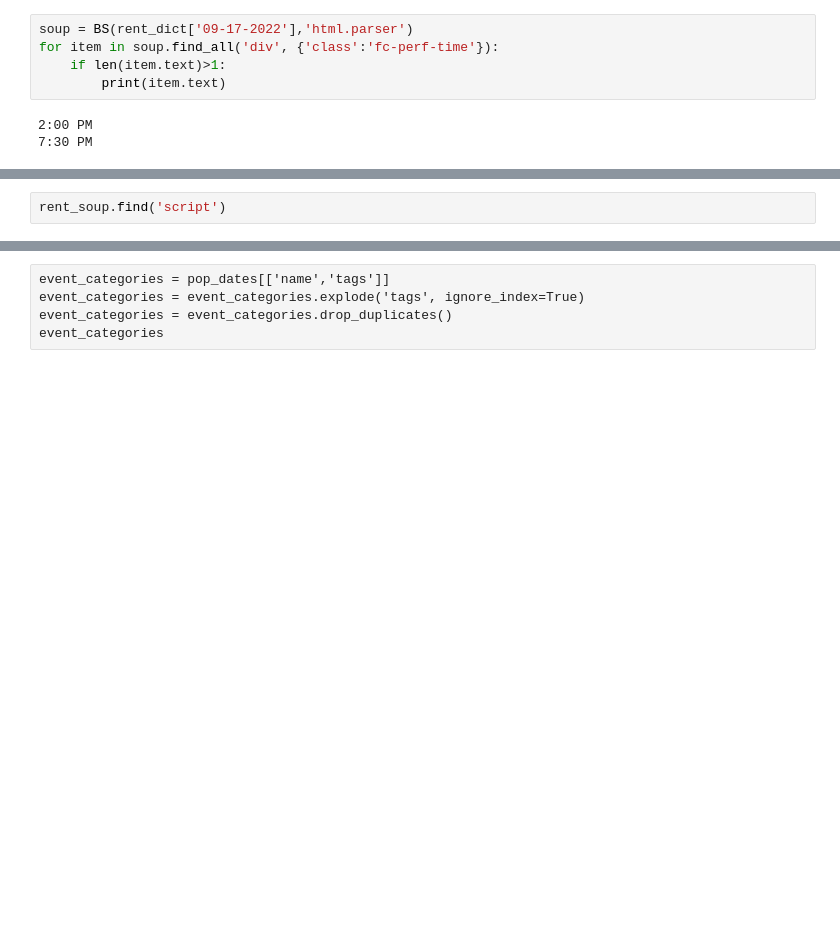
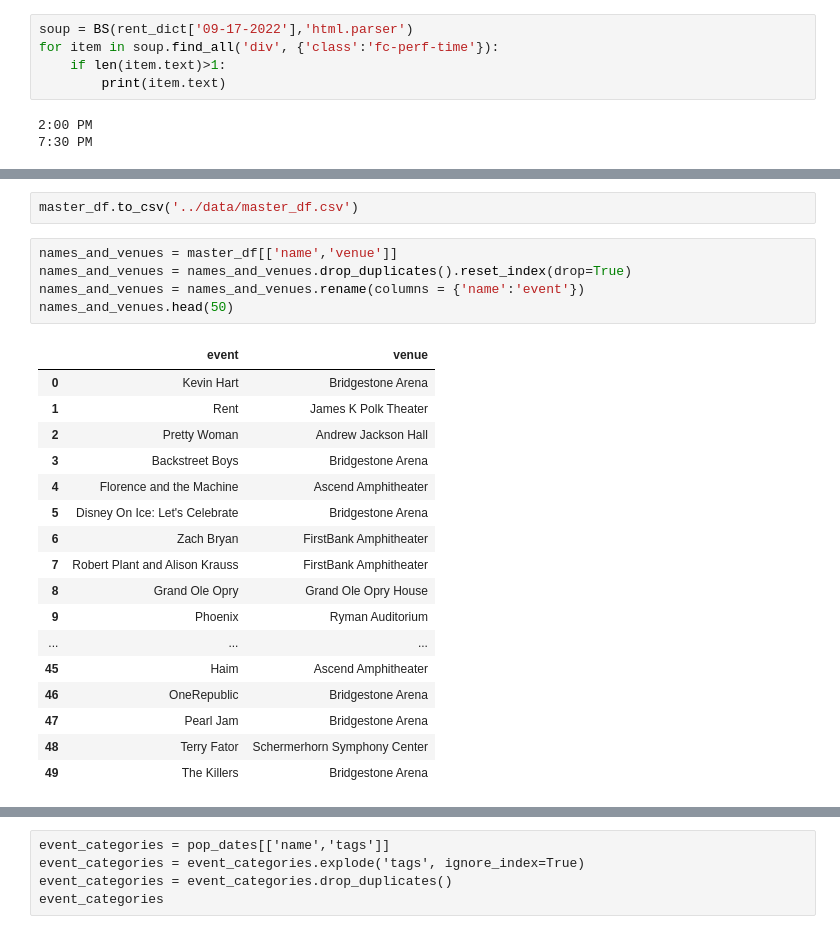
Before and after one commit to michaelcnorman/DDA7-Capstone-Michael, a Jupyter notebook: notebooks/Webscraping events.ipynb, the cells around one changed output, grey strips where cells are left out. Saved outputs shown, nothing was run; the diff lists cells and outputs as text; blank space fills up the shorter version.

```diff
--- a/notebooks/Webscraping events.ipynb
+++ b/notebooks/Webscraping events.ipynb
@@ -659,2 +678,25 @@ pd.concat([pd.DataFrame(entry) for entry in show_times])
-# %%
-rent_soup.find('script')
+# %%
+master_df.to_csv('../data/master_df.csv')
+# %%
+names_and_venues = master_df[['name','venue']]
+names_and_venues = names_and_venues.drop_duplicates().reset_index(drop=True)
+names_and_venues = names_and_venues.rename(columns = {'name':'event'})
+names_and_venues.head(50)
+# %% [output]
+|  | event | venue |
+| 0 | Kevin Hart | Bridgestone Arena |
+| 1 | Rent | James K Polk Theater |
+| 2 | Pretty Woman | Andrew Jackson Hall |
+| 3 | Backstreet Boys | Bridgestone Arena |
+| 4 | Florence and the Machine | Ascend Amphitheater |
+| 5 | Disney On Ice: Let's Celebrate | Bridgestone Arena |
+| 6 | Zach Bryan | FirstBank Amphitheater |
+| 7 | Robert Plant and Alison Krauss | FirstBank Amphitheater |
+| 8 | Grand Ole Opry | Grand Ole Opry House |
+| 9 | Phoenix | Ryman Auditorium |
+| ... | ... | ... |
+| 45 | Haim | Ascend Amphitheater |
+| 46 | OneRepublic | Bridgestone Arena |
+| 47 | Pearl Jam | Bridgestone Arena |
+| 48 | Terry Fator | Schermerhorn Symphony Center |
+| 49 | The Killers | Bridgestone Arena |
```
Also changed, not shown: parts of 23 cells of this notebook.
